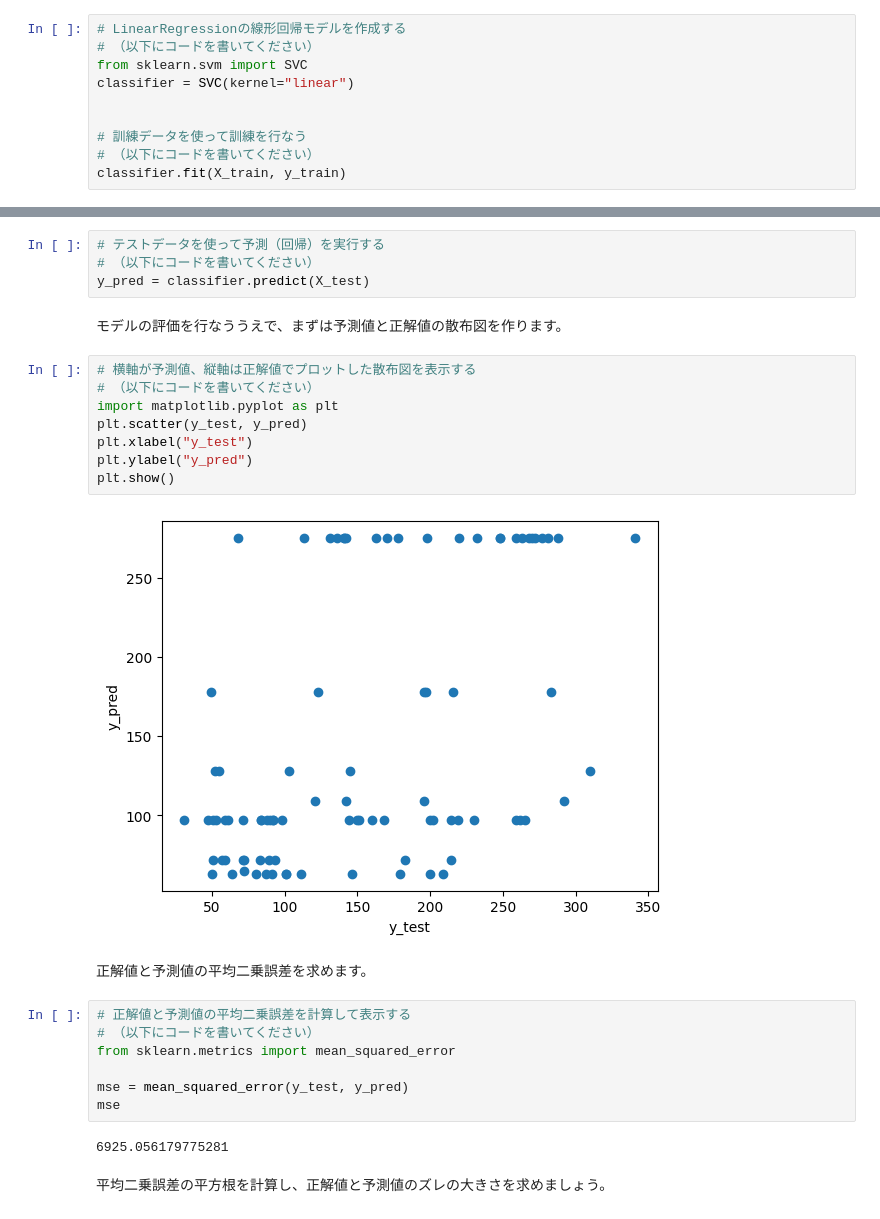
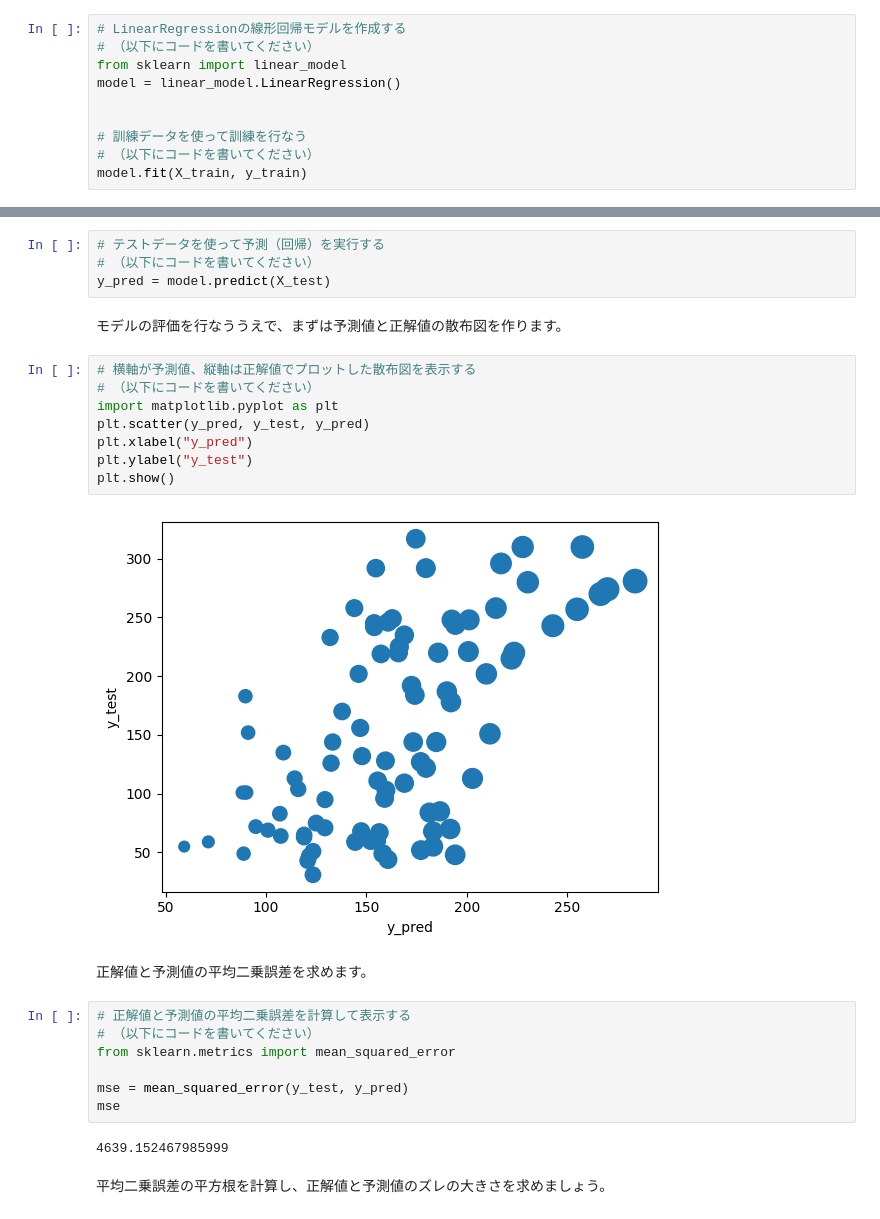
Before and after one commit to yookud/pythondev, a Jupyter notebook: 課題13_糖尿病の進行状況の回帰予測.ipynb, the cells around one changed output, grey strips where cells are left out. Cells and saved outputs as stored; diff of their text form.

```diff
--- a/課題13_糖尿病の進行状況の回帰予測.ipynb
+++ b/課題13_糖尿病の進行状況の回帰予測.ipynb
@@ -103,11 +103,11 @@ X_train, X_test, y_train, y_test = train_test_split(X, y, train_size=0.8, test_s
 # %%
 # LinearRegressionの線形回帰モデルを作成する
 # （以下にコードを書いてください）
-from sklearn.svm import SVC
-classifier = SVC(kernel="linear")
+from sklearn import linear_model
+model = linear_model.LinearRegression()
 
 
 # 訓練データを使って訓練を行なう
 # （以下にコードを書いてください）
-classifier.fit(X_train, y_train)
+model.fit(X_train, y_train)
 # %% [output]
@@ -119,19 +119,19 @@ SVC(kernel='linear')
 # %%
 # テストデータを使って予測（回帰）を実行する
 # （以下にコードを書いてください）
-y_pred = classifier.predict(X_test)
+y_pred = model.predict(X_test)
 # %% [markdown]
 モデルの評価を行なううえで、まずは予測値と正解値の散布図を作ります。
 # %%
 # 横軸が予測値、縦軸は正解値でプロットした散布図を表示する
 # （以下にコードを書いてください）
 import matplotlib.pyplot as plt
-plt.scatter(y_test, y_pred)
-plt.xlabel("y_test")
-plt.ylabel("y_pred")
+plt.scatter(y_pred, y_test, y_pred)
+plt.xlabel("y_pred")
+plt.ylabel("y_test")
 plt.show()
 # %% [output]
-[figure, old version]
+[figure, new version]
 # %% [markdown]
 正解値と予測値の平均二乗誤差を求めます。
 # %%
@@ -142,7 +142,7 @@ from sklearn.metrics import mean_squared_error
 mse = mean_squared_error(y_test, y_pred)
 mse
 # %% [output]
-6925.056179775281
+4639.152467985999
 # %% [markdown]
 平均二乗誤差の平方根を計算し、正解値と予測値のズレの大きさを求めましょう。
 # %%
```
Also changed, not shown: parts of 2 cells of this notebook.
